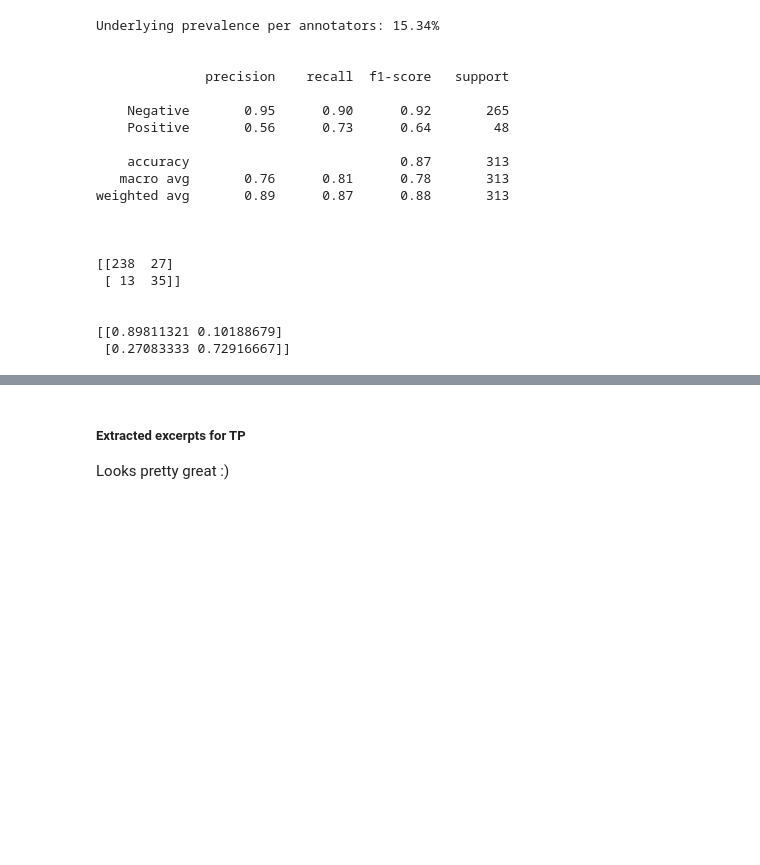
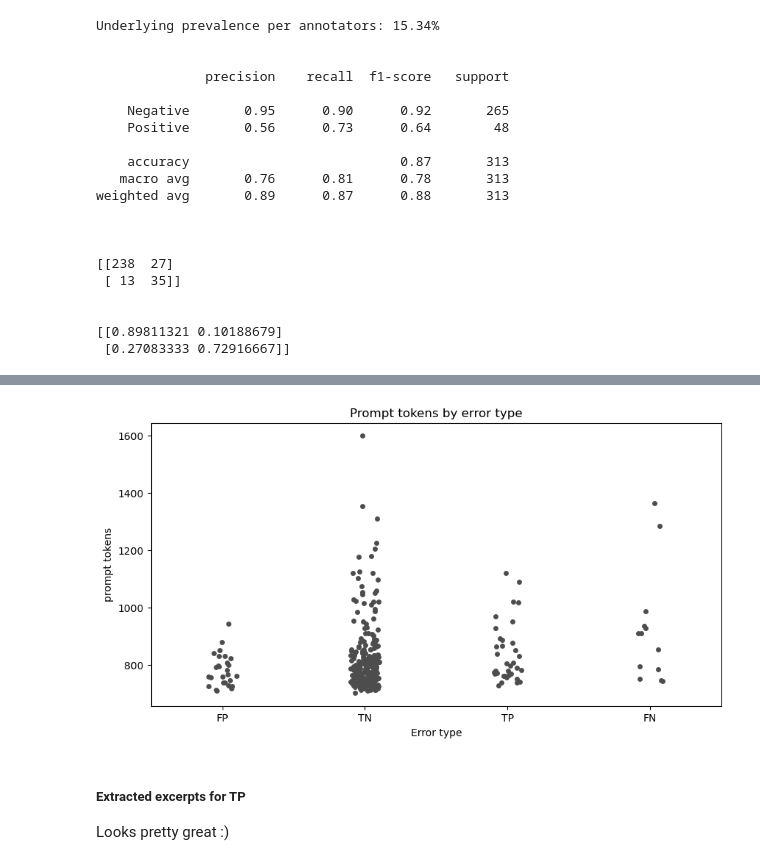
Before and after one commit to dr00b/testing_llm_in_delusion_recognition, a Jupyter notebook: notebooks/compute_results.ipynb, the cells around one changed output, grey strips where cells are left out. Saved outputs shown, nothing was run; the diff lists cells and outputs as text; code cells hidden in the pictures; blank space fills up the shorter version.

```diff
--- a/notebooks/compute_results.ipynb
+++ b/notebooks/compute_results.ipynb
@@ -122,2 +119,0 @@ weighted avg       0.89      0.87      0.88       313
-# %%
-confusion_df_ex_delu_keyword["error_type"] =
@@ -125,0 +125,3 @@ SyntaxError: invalid syntax (2671359493.py, line 2)
+# %%
+# Github copilot wrote this :)
+confusion_df_ex_delu_keyword.loc[:, "error_type"] = confusion_df_ex_delu_keyword.apply(lambda x: "FN" if x.annotated_class == 1 and x.model_prediction == 0 else "FP" if x.annotated_class == 0 and x.model_prediction == 1 else "TN" if x.annotated_class == 0 and x.model_prediction == 0 else "TP", axis=1)
@@ -126,3 +152,13 @@ SyntaxError: invalid syntax (2671359493.py, line 2)
+# %%
+# create boxplots showing average prompt token for each error type, include all instances as points
+fig, ax = plt.subplots(figsize=(10, 5))
+sns.stripplot(x="error_type", y="prompt_tokens", data=confusion_df_ex_delu_keyword, ax=ax, color=".3")
+ax.set_title('Prompt tokens by error type')
+ax.set_xlabel('Error type')
+ax.set_ylabel('Prompt tokens')
+plt.show()
+# %% [output]
+[figure, added]
 # %% [markdown]
 ##### Extracted excerpts for TP
 Looks pretty great :)
```
Also changed, not shown: parts of 6 cells of this notebook.
